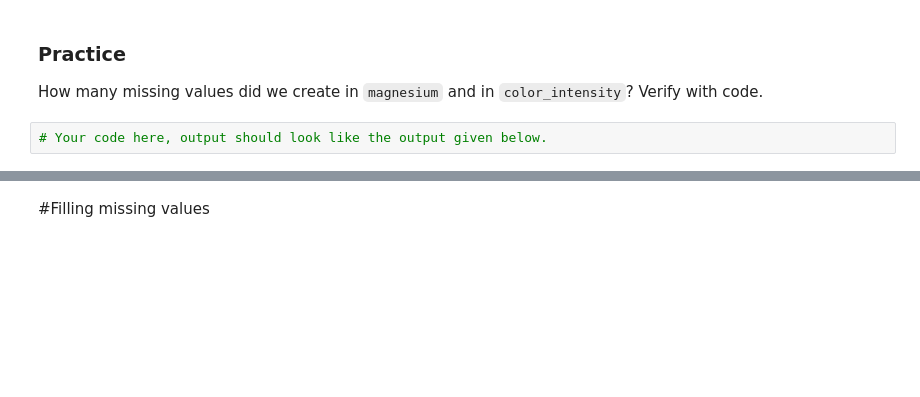
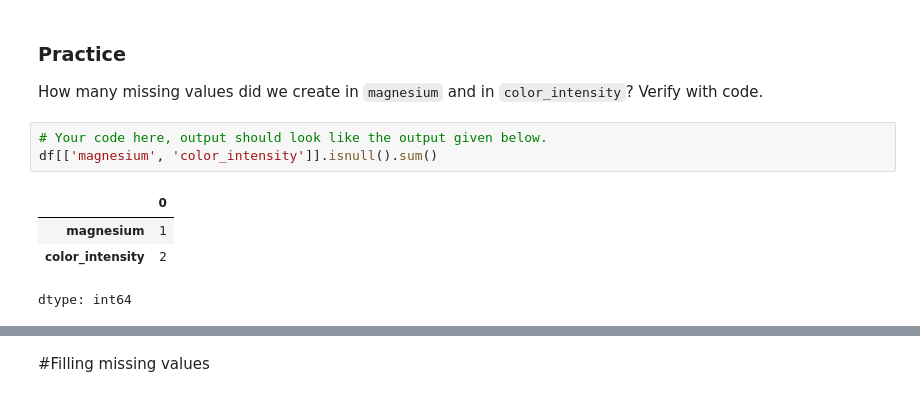
Before and after one commit to sbalbale/Trinity-CPSC360-Deep-Learning, a Jupyter notebook: Lecture04/pandas-wine-practice.ipynb, the cells around one changed output, grey strips where cells are left out. Drawn from its saved outputs; the diff is of its cells as text; blank space fills up the shorter version.

```diff
--- a/Lecture04/pandas-wine-practice.ipynb
+++ b/Lecture04/pandas-wine-practice.ipynb
@@ -315,3 +327,9 @@ Length: 14, dtype: int64
 How many missing values did we create in `magnesium` and in `color_intensity`? Verify with code.
 # %%
 # Your code here, output should look like the output given below.
+df[['magnesium', 'color_intensity']].isnull().sum()
+# %% [output]
+|  | 0 |
+| magnesium | 1 |
+| color_intensity | 2 |
+dtype: int64
```
Also changed, not shown: parts of 16 cells of this notebook.
